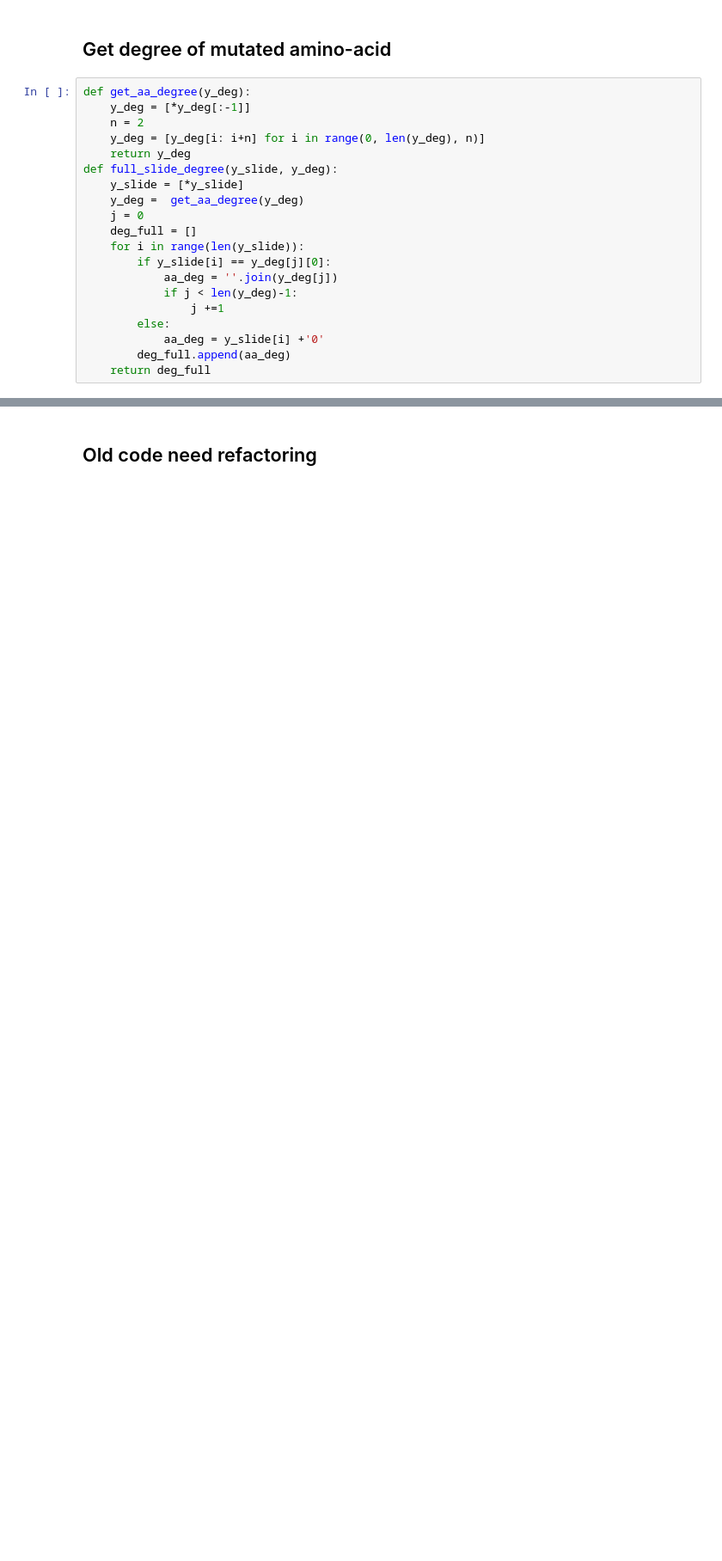
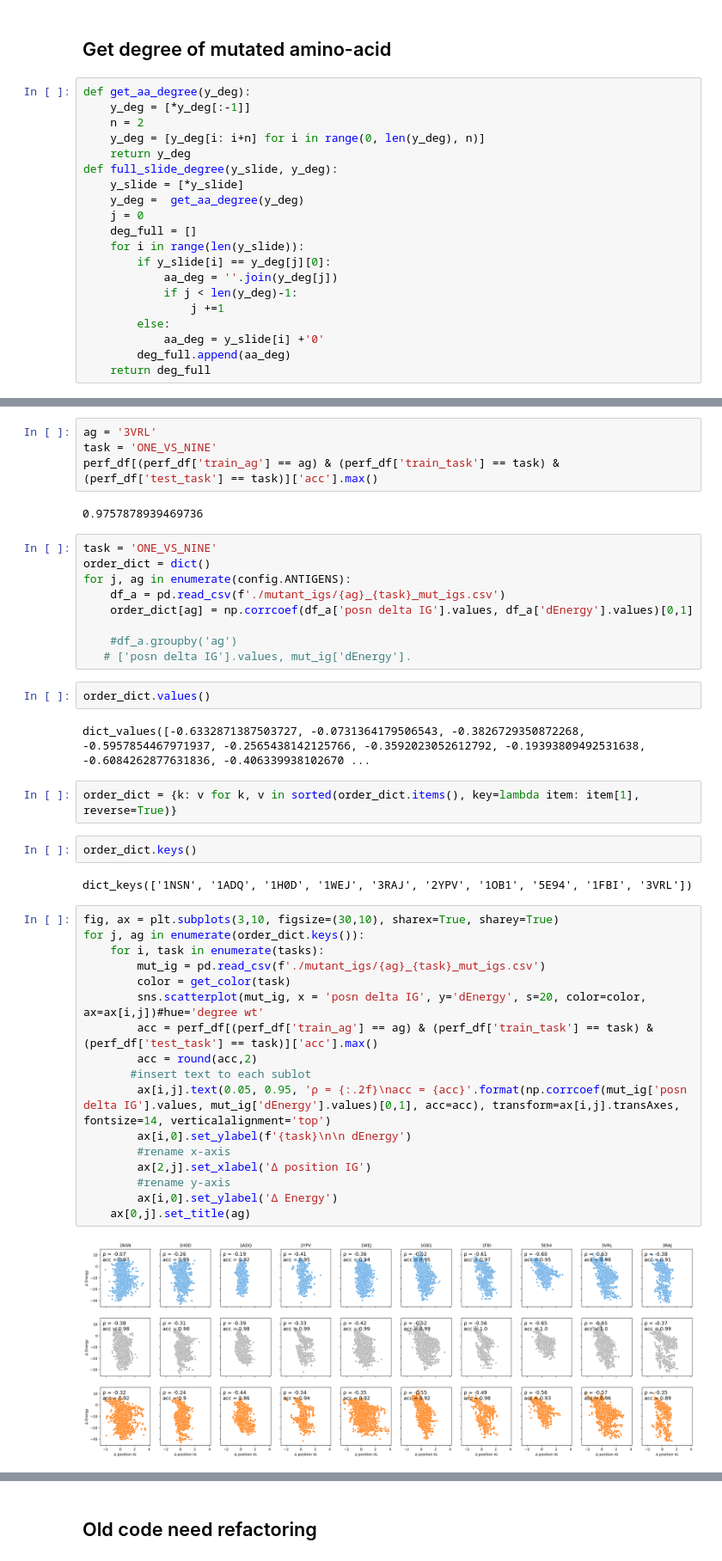
Before and after one commit to csi-greifflab/negative-class-optimization, a Jupyter notebook: notebooks/explore_mutated.ipynb, the cells around one changed output, grey strips where cells are left out. Shown at 86% size. Cells and saved outputs as stored; diff of their text form; blank space fills up the shorter version.

Commit message:
Was trying to separate results by degree

```diff
--- a/notebooks/explore_mutated.ipynb
+++ b/notebooks/explore_mutated.ipynb
@@ -241,0 +236,44 @@ single_mut_plot(mut_1nsn_igs[mut_1nsn_igs['degree wt'] >=0], task, 'mut_1nsn_loo
+# %%
+ag = '3VRL'
+task = 'ONE_VS_NINE'
+perf_df[(perf_df['train_ag'] == ag) & (perf_df['train_task'] == task) & (perf_df['test_task'] == task)]['acc'].max()
+# %% [output]
+0.9757878939469736
+# %%
+task = 'ONE_VS_NINE'
+order_dict = dict()
+for j, ag in enumerate(config.ANTIGENS):
+    df_a = pd.read_csv(f'./mutant_igs/{ag}_{task}_mut_igs.csv')
+    order_dict[ag] = np.corrcoef(df_a['posn delta IG'].values, df_a['dEnergy'].values)[0,1]
+
+    #df_a.groupby('ag')
+   # ['posn delta IG'].values, mut_ig['dEnergy'].
+# %%
+order_dict.values()
+# %% [output]
+dict_values([-0.6332871387503727, -0.0731364179506543, -0.3826729350872268, -0.5957854467971937, -0.2565438142125766, -0.3592023052612792, -0.19393809492531638, -0.6084262877631836, -0.406339938102670 ...
+# %%
+order_dict = {k: v for k, v in sorted(order_dict.items(), key=lambda item: item[1], reverse=True)}
+# %%
+order_dict.keys()
+# %% [output]
+dict_keys(['1NSN', '1ADQ', '1H0D', '1WEJ', '3RAJ', '2YPV', '1OB1', '5E94', '1FBI', '3VRL'])
+# %%
+fig, ax = plt.subplots(3,10, figsize=(30,10), sharex=True, sharey=True)
+for j, ag in enumerate(order_dict.keys()):
+    for i, task in enumerate(tasks):
+        mut_ig = pd.read_csv(f'./mutant_igs/{ag}_{task}_mut_igs.csv')
+        color = get_color(task)
+        sns.scatterplot(mut_ig, x = 'posn delta IG', y='dEnergy', s=20, color=color, ax=ax[i,j])#hue='degree wt'
+        acc = perf_df[(perf_df['train_ag'] == ag) & (perf_df['train_task'] == task) & (perf_df['test_task'] == task)]['acc'].max()
+        acc = round(acc,2)
+       #insert text to each sublot
+        ax[i,j].text(0.05, 0.95, 'ρ = {:.2f}\nacc = {acc}'.format(np.corrcoef(mut_ig['posn delta IG'].values, mut_ig['dEnergy'].values)[0,1], acc=acc), transform=ax[i,j].transAxes, fontsize=14, verticalalignment='top')
+        ax[i,0].set_ylabel(f'{task}\n\n dEnergy')
+        #rename x-axis
+        ax[2,j].set_xlabel('Δ position IG')
+        #rename y-axis
+        ax[i,0].set_ylabel('Δ Energy')
+    ax[0,j].set_title(ag)
+# %% [output]
+[figure, added]
```
Also changed, not shown: parts of 40 cells of this notebook, 2 other files.
